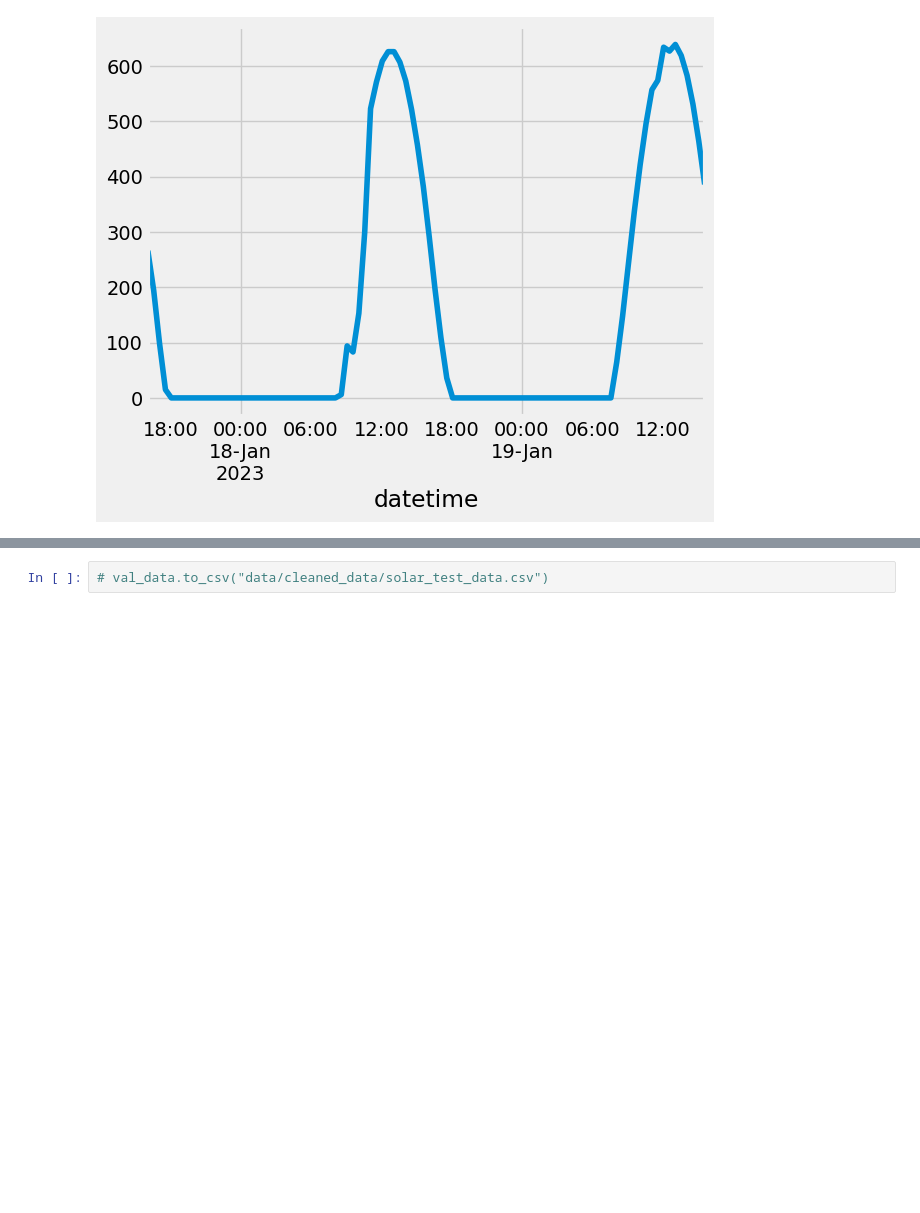
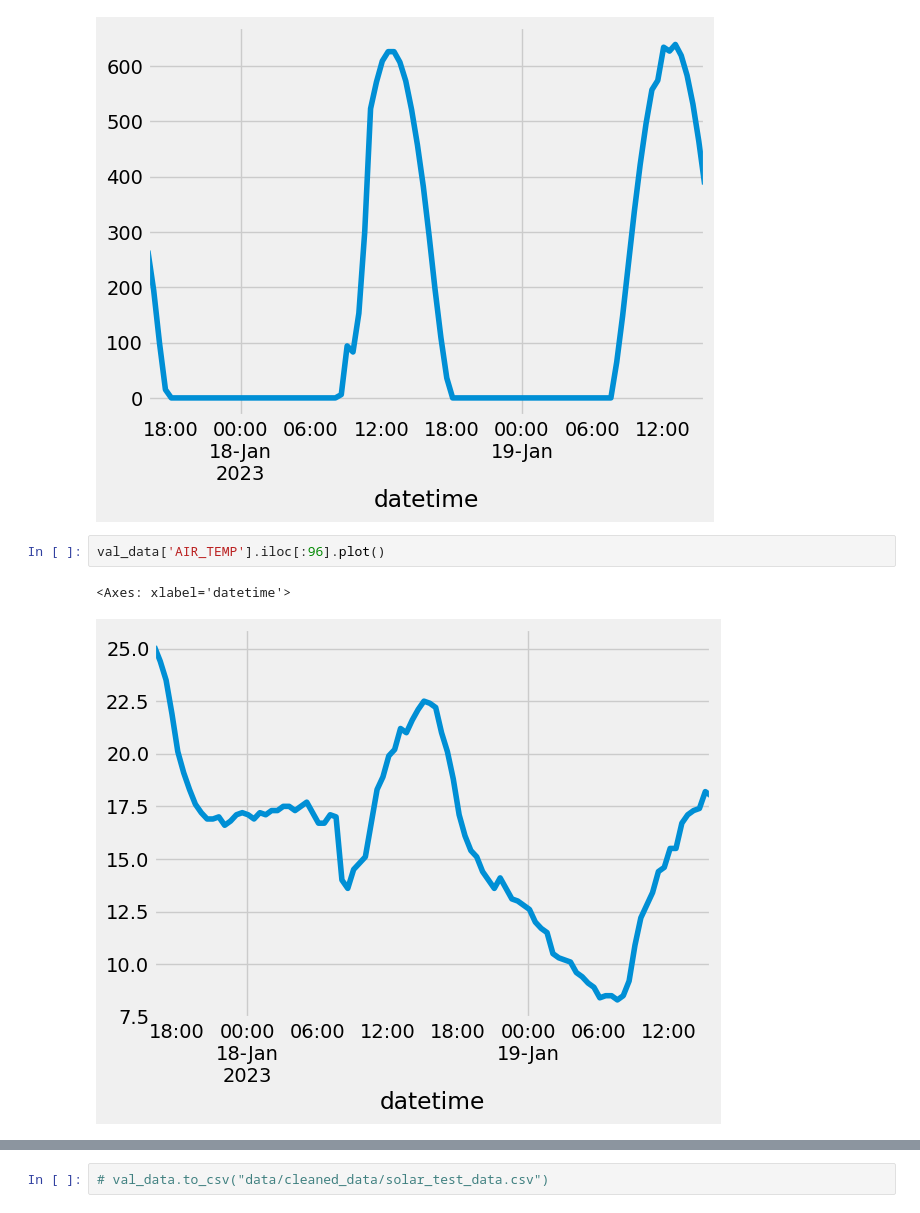
Before and after one commit to Muckthebuck/2023-Energy-kit, a Jupyter notebook: [Austin]solar_temp_predictions.ipynb, the cells around one changed output, grey strips where cells are left out. Drawn from its saved outputs; the diff is of its cells as text; blank space fills up the shorter version.

```diff
--- a/[Austin]solar_temp_predictions.ipynb
+++ b/[Austin]solar_temp_predictions.ipynb
@@ -223,5 +216,10 @@ val_data['SOLAR_RAD'].iloc[:96].plot()
 # %% [output]
 <Axes: xlabel='datetime'>
 [figure]
+# %%
+val_data['AIR_TEMP'].iloc[:96].plot()
+# %% [output]
+<Axes: xlabel='datetime'>
+[figure, added]
 # %%
 type(val_data)
```
Also changed, not shown: parts of 26 cells of this notebook, 3 other files.
